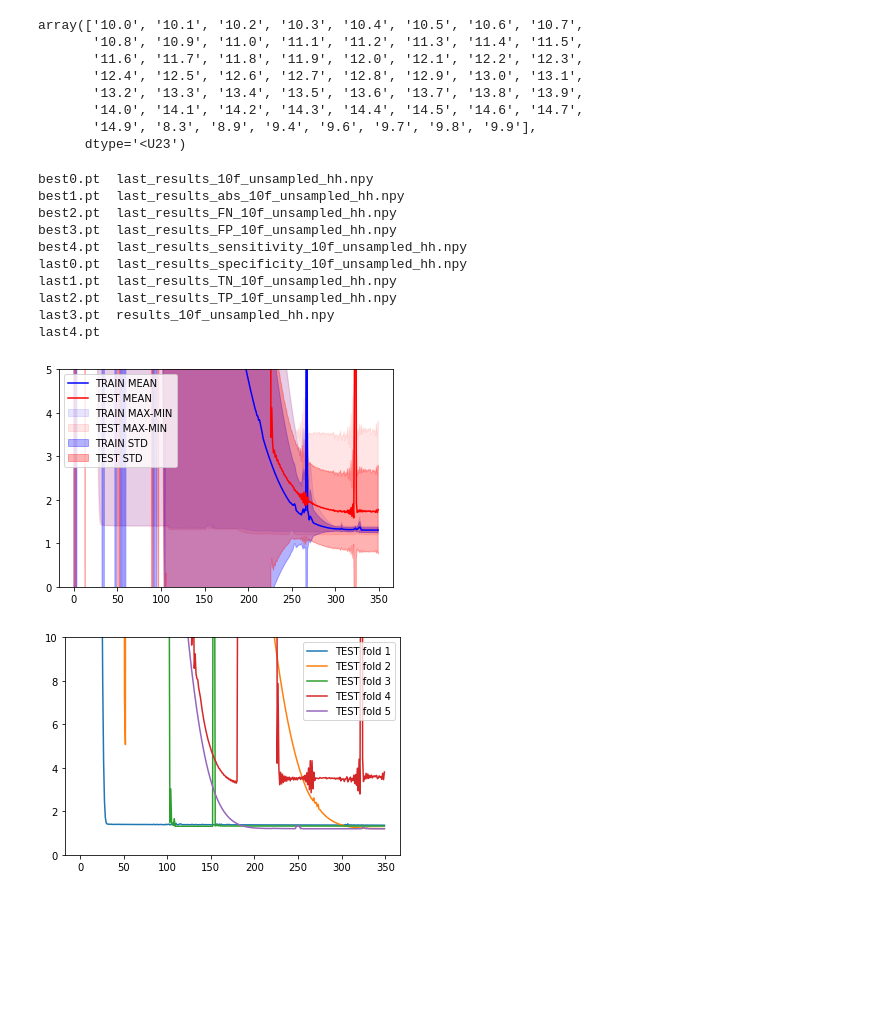
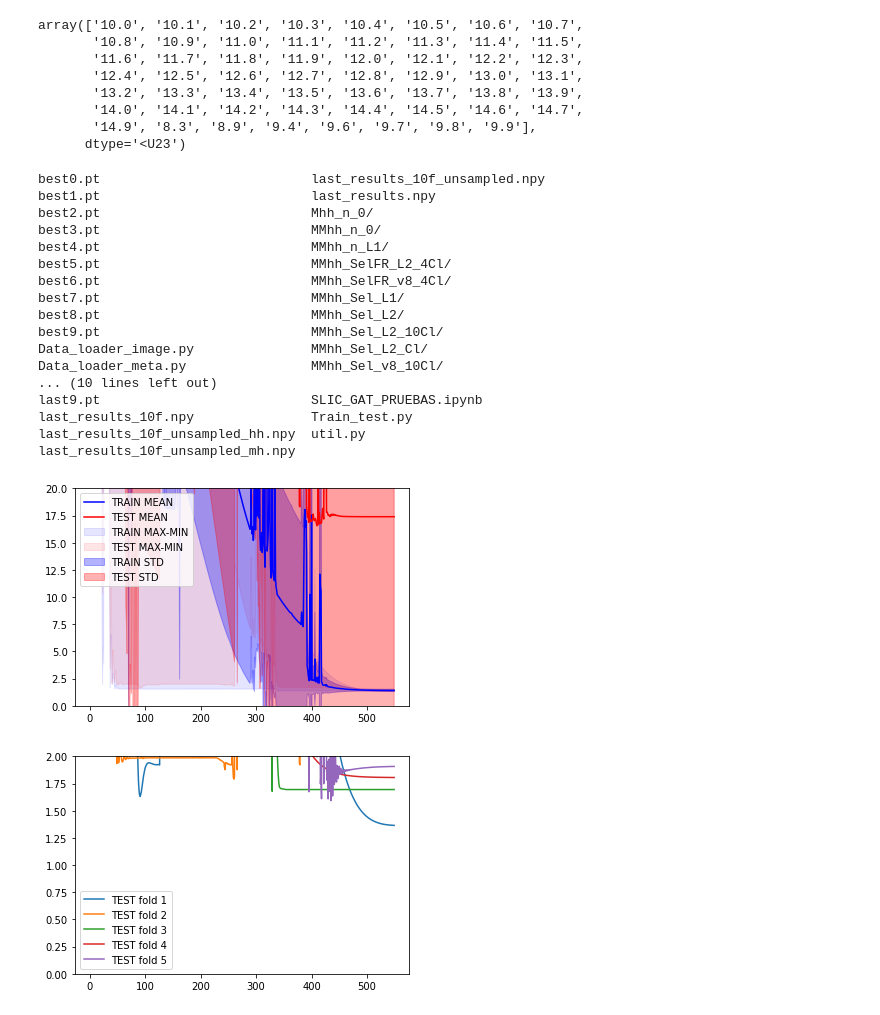
Before and after one commit to Abdigal1/LIIARPI_1, a Jupyter notebook: SLIC_GAT/SLIC_GAT_PRUEBAS.ipynb, the cells around one changed output. Cells and saved outputs as stored; diff of their text form; code cells hidden in the pictures; blank space fills up the shorter version.

Commit message:
Results_backup

```diff
--- a/SLIC_GAT/SLIC_GAT_PRUEBAS.ipynb
+++ b/SLIC_GAT/SLIC_GAT_PRUEBAS.ipynb
@@ -81,21 +81,28 @@ array(['10.0', '10.1', '10.2', '10.3', '10.4', '10.5', '10.6', '10.7',
        '14.9', '8.3', '8.9', '9.4', '9.6', '9.7', '9.8', '9.9'],
       dtype='<U23')
 # %%
-ls MMhh_Sel_L2_10Cl
+ls
 # %% [output]
-best0.pt  last_results_10f_unsampled_hh.npy
-best1.pt  last_results_abs_10f_unsampled_hh.npy
-best2.pt  last_results_FN_10f_unsampled_hh.npy
-best3.pt  last_results_FP_10f_unsampled_hh.npy
-best4.pt  last_results_sensitivity_10f_unsampled_hh.npy
-last0.pt  last_results_specificity_10f_unsampled_hh.npy
-last1.pt  last_results_TN_10f_unsampled_hh.npy
-last2.pt  last_results_TP_10f_unsampled_hh.npy
-last3.pt  results_10f_unsampled_hh.npy
-last4.pt
+best0.pt                           last_results_10f_unsampled.npy
+best1.pt                           last_results.npy
+best2.pt                           Mhh_n_0/
+best3.pt                           MMhh_n_0/
+best4.pt                           MMhh_n_L1/
+best5.pt                           MMhh_SelFR_L2_4Cl/
+best6.pt                           MMhh_SelFR_v8_4Cl/
+best7.pt                           MMhh_Sel_L1/
+best8.pt                           MMhh_Sel_L2/
+best9.pt                           MMhh_Sel_L2_10Cl/
+Data_loader_image.py               MMhh_Sel_L2_Cl/
+Data_loader_meta.py                MMhh_Sel_v8_10Cl/
+... (10 lines left out)
+last9.pt                           SLIC_GAT_PRUEBAS.ipynb
+last_results_10f.npy               Train_test.py
+last_results_10f_unsampled_hh.npy  util.py
+last_results_10f_unsampled_mh.npy
 # %%
 os.listdir()
-res_dir="MMhh_Sel_L2_10Cl"
+res_dir="MMhh_Sel_v8_StCl"
 
 lr=np.load(os.path.join(pth,res_dir,'last_results_10f_unsampled_hh.npy'),allow_pickle=True)
 
@@ -145,22 +152,22 @@ tt_aa=np.vstack((np.max(t_a,axis=0),
 # %%
 
 import matplotlib.pyplot as plt
 
 init=0
 plt.fill_between(x=np.arange(tt_a[1][init:].shape[0]),y1=tt_a[1][init:],y2=tt_a[0][init:],color='b',alpha=0.1, label = "TRAIN MAX-MIN")
 plt.fill_between(x=np.arange(tt_a[1][init:].shape[0]),y1=vv_a[1][init:],y2=vv_a[0][init:],color='r',alpha=0.1, label = "TEST MAX-MIN")
 
 plt.fill_between(x=np.arange(tt_a[1][init:].shape[0]),y1=tt_a[3][init:],y2=tt_a[4][init:],color='b',alpha=0.3, label = "TRAIN STD")
 plt.fill_between(x=np.arange(tt_a[1][init:].shape[0]),y1=vv_a[3][init:],y2=vv_a[4][init:],color='r',alpha=0.3, label = "TEST STD")
 
 plt.plot(tt_a[2][init:],'b', label = "TRAIN MEAN")
 plt.plot(vv_a[2][init:],'r', label = "TEST MEAN")
 
-plt.ylim(0,5)
+plt.ylim(0,20)
 plt.legend()
 plt.show()
 # %% [output]
-[figure, old version]
+[figure, new version]
 # %%
 import matplotlib.pyplot as plt
 
@@ -170,11 +177,11 @@ for f in list(lr.reshape(1,)[0].keys()):
 
     plt.plot(lr.reshape(1,)[0][f]["valid_acc"], label = "TEST fold "+str(f+1))
 
-plt.ylim(0,10)
+plt.ylim(0,2)
 plt.legend()
 plt.show()
 # %% [output]
-[figure, old version]
+[figure, new version]
 # %%
 import matplotlib.pyplot as plt
 
```
Also changed, not shown: parts of 4 cells of this notebook, 22 other files.
